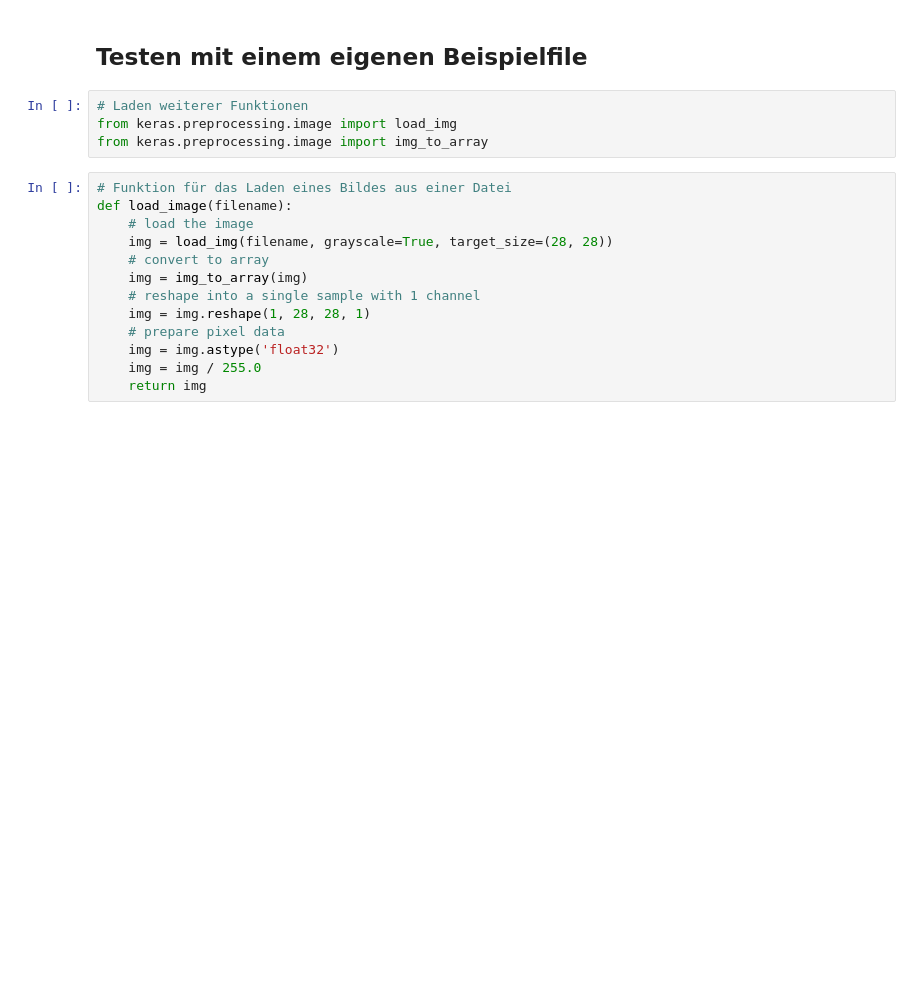
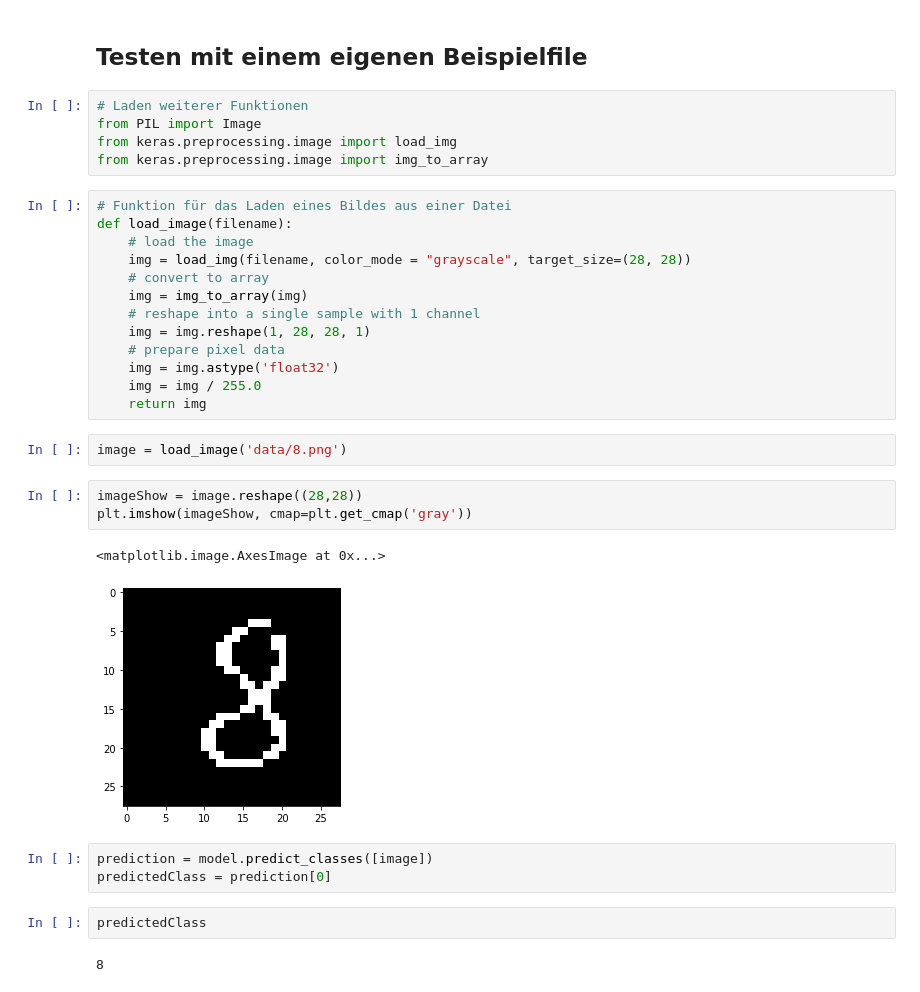
Before and after one commit to ditomax/mlwifibasis, a Jupyter notebook: example_image_classification_MNIST.ipynb, the cells around one changed output. Saved outputs shown, nothing was run; the diff lists cells and outputs as text; blank space fills up the shorter version.

```diff
--- a/example_image_classification_MNIST.ipynb
+++ b/example_image_classification_MNIST.ipynb
@@ -132,13 +162,14 @@ plt.show()
 ## Testen mit einem eigenen Beispielfile
 # %%
 # Laden weiterer Funktionen
+from PIL import Image
 from keras.preprocessing.image import load_img
 from keras.preprocessing.image import img_to_array
 # %%
 # Funktion für das Laden eines Bildes aus einer Datei
 def load_image(filename):
     # load the image
-    img = load_img(filename, grayscale=True, target_size=(28, 28))
+    img = load_img(filename, color_mode = "grayscale", target_size=(28, 28))
     # convert to array
     img = img_to_array(img)
     # reshape into a single sample with 1 channel
@@ -147,3 +178,18 @@ def load_image(filename):
     img = img.astype('float32')
     img = img / 255.0
     return img
+# %%
+image = load_image('data/8.png')
+# %%
+imageShow = image.reshape((28,28))
+plt.imshow(imageShow, cmap=plt.get_cmap('gray'))
+# %% [output]
+<matplotlib.image.AxesImage at 0x...>
+[figure, added]
+# %%
+prediction = model.predict_classes([image])
+predictedClass = prediction[0]
+# %%
+predictedClass
+# %% [output]
+8
```
Also changed, not shown: parts of 10 cells of this notebook, 1 other file.
